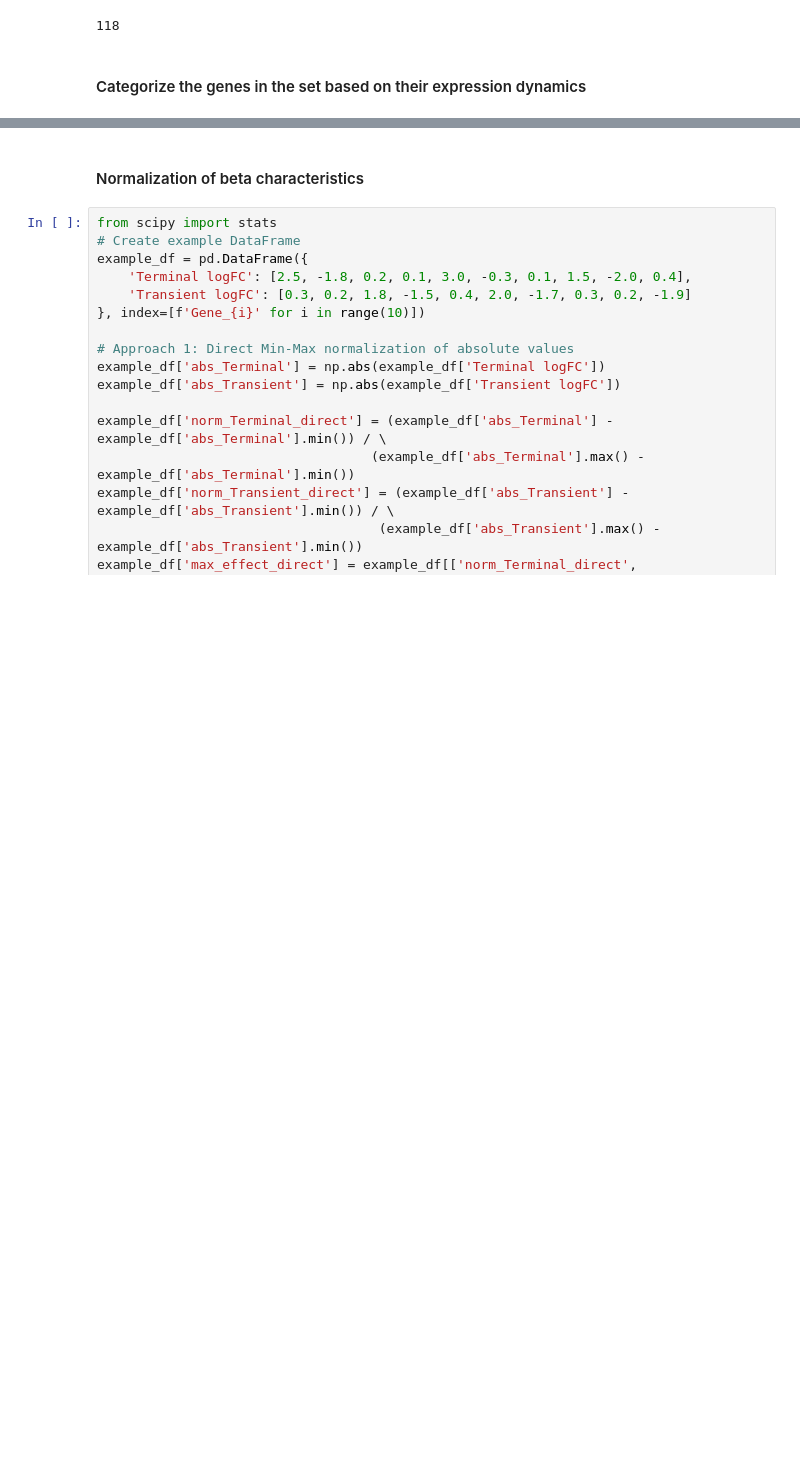
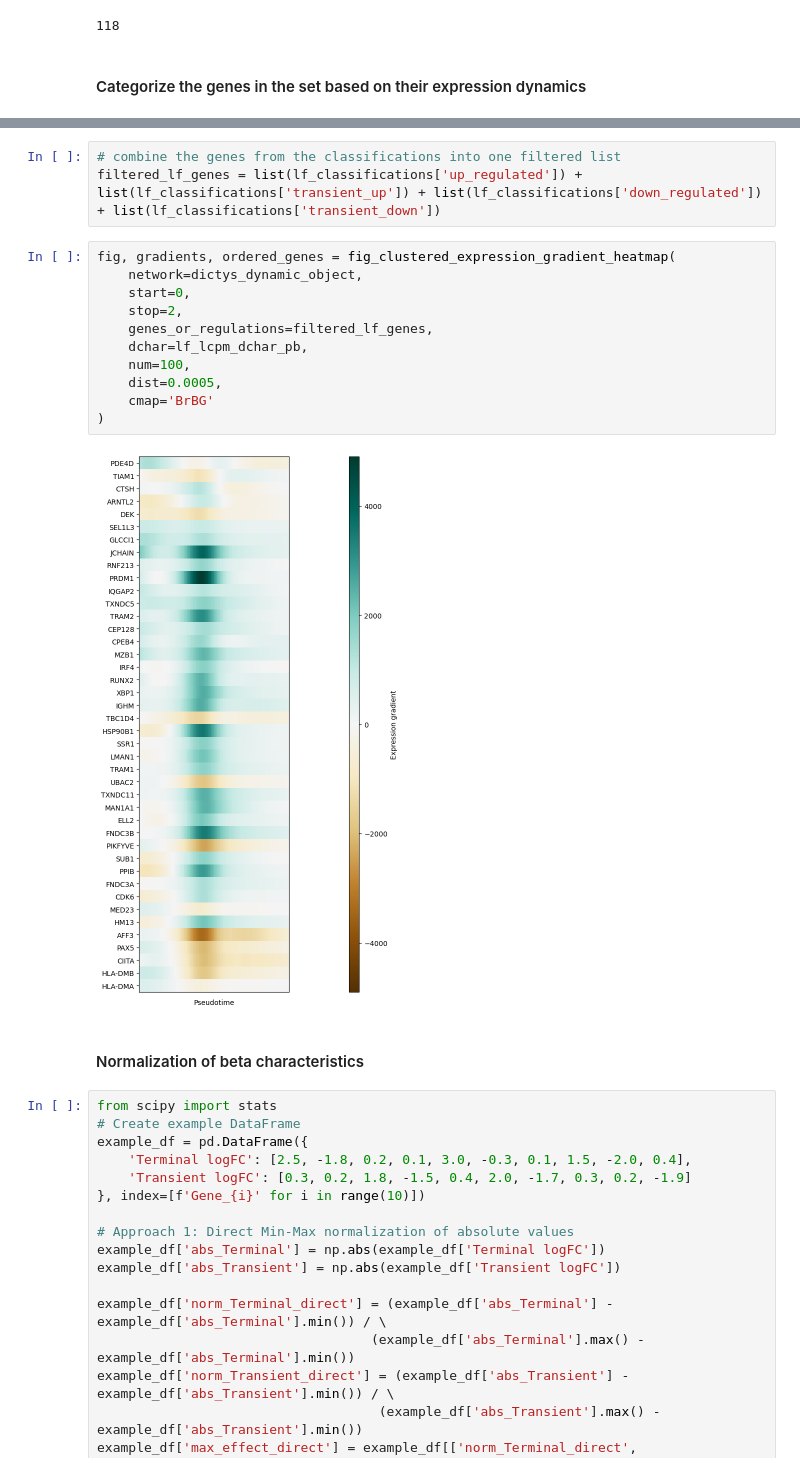
Before and after one commit to sachha-naksha/B_Cell_States, a Jupyter notebook: multiome_dynamic_regulation/py_scripts/analysis/global_grn_dynamics.ipynb, the cells around one changed output, grey strips where cells are left out. Cells and saved outputs as stored; diff of their text form; blank space fills up the shorter version.

```diff
--- a/multiome_dynamic_regulation/py_scripts/analysis/global_grn_dynamics.ipynb
+++ b/multiome_dynamic_regulation/py_scripts/analysis/global_grn_dynamics.ipynb
@@ -464,3 +403,19 @@ fig, ax, cmap = fig_expression_gradient_heatmap(
+# %%
+# combine the genes from the classifications into one filtered list
+filtered_lf_genes = list(lf_classifications['up_regulated']) + list(lf_classifications['transient_up']) + list(lf_classifications['down_regulated']) + list(lf_classifications['transient_down'])
+# %%
+fig, gradients, ordered_genes = fig_clustered_expression_gradient_heatmap(
+    network=dictys_dynamic_object,
+    start=0,
+    stop=2,
+    genes_or_regulations=filtered_lf_genes,
+    dchar=lf_lcpm_dchar_pb,
+    num=100,
+    dist=0.0005,
+    cmap='BrBG'
+)
+# %% [output]
+[figure, added]
 # %% [markdown]
 #### Normalization of beta characteristics
 # %%
```
Also changed, not shown: parts of 6 cells of this notebook, 1 other file.
